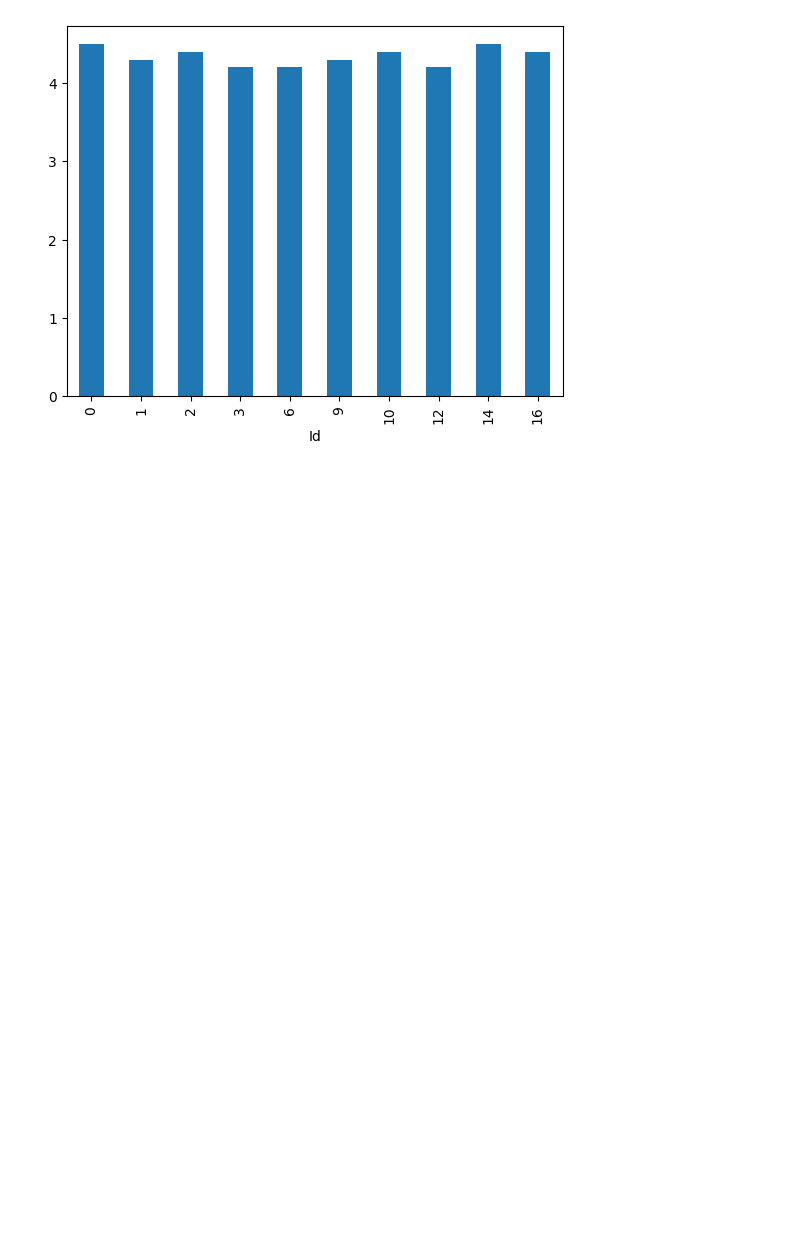
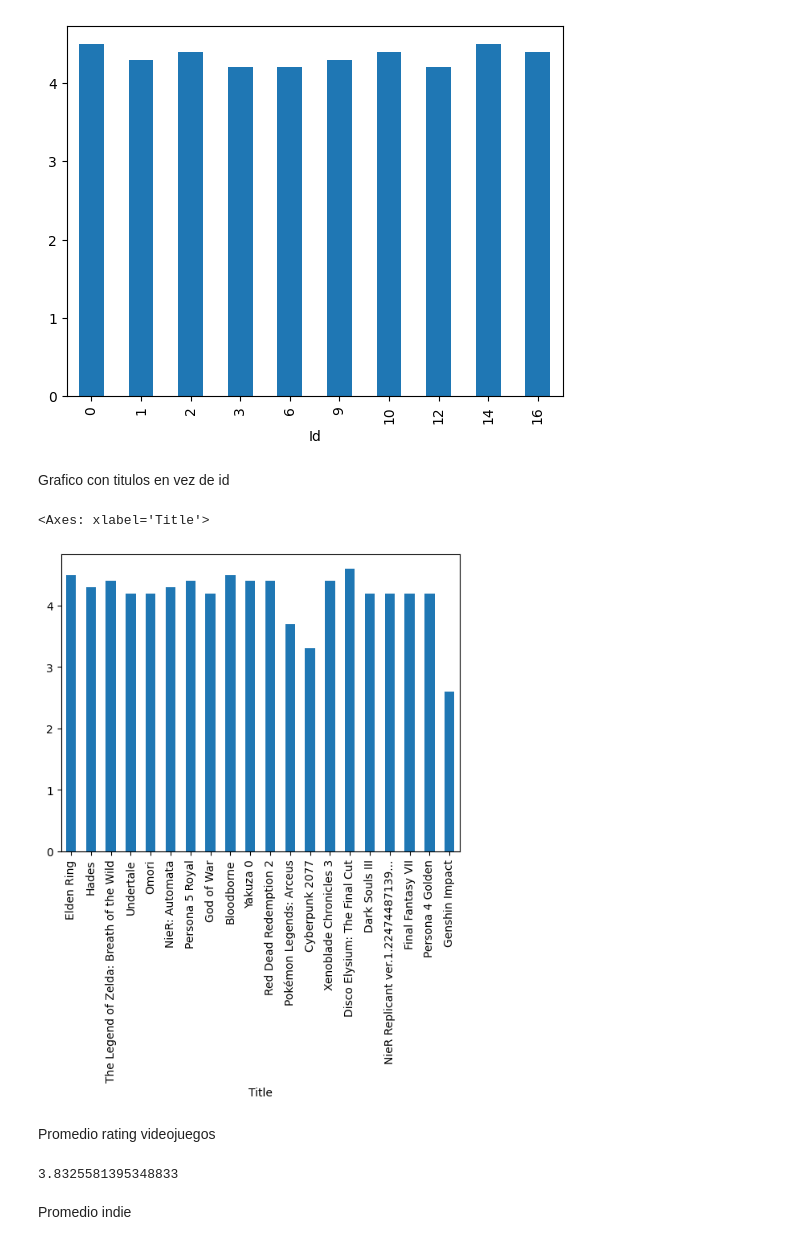
Before and after one commit to anasus14/Python, a Jupyter notebook: numpy/04panda.ipynb, the cells around one changed output. Drawn from its saved outputs; the diff is of its cells as text; code cells hidden in the pictures; blank space fills up the shorter version.

```diff
--- a/numpy/04panda.ipynb
+++ b/numpy/04panda.ipynb
@@ -201,0 +206,9 @@ datasetRPG.drop(['Title'], axis=1)['Rating'].plot(kind='bar')
+# %% [markdown]
+Grafico con titulos en vez de id
+# %%
+datasetRPG=nombresRPG.head(20)
+datasetRPG.set_index('Title', inplace=True)
+datasetRPG['Rating'].plot(x=None, kind='bar')
+# %% [output]
+<Axes: xlabel='Title'>
+[figure, added]
@@ -201,0 +219,12 @@ datasetRPG.drop(['Title'], axis=1)['Rating'].plot(kind='bar')
+# %% [markdown]
+Promedio rating videojuegos
+# %%
+ratings_RPG = data_sin_nulos[data_sin_nulos['Genres'].apply(lambda x: 'RPG' in x)]['Rating']
+promedio_RPG = ratings_RPG.mean()
+promedio_RPG
+#lamnbda verifica si esta la fila
+#Se promedia un genero con .mean
+# %% [output]
+3.8325581395348833
+# %% [markdown]
+Promedio indie
```
Also changed, not shown: parts of 15 cells of this notebook, 8 other files.
